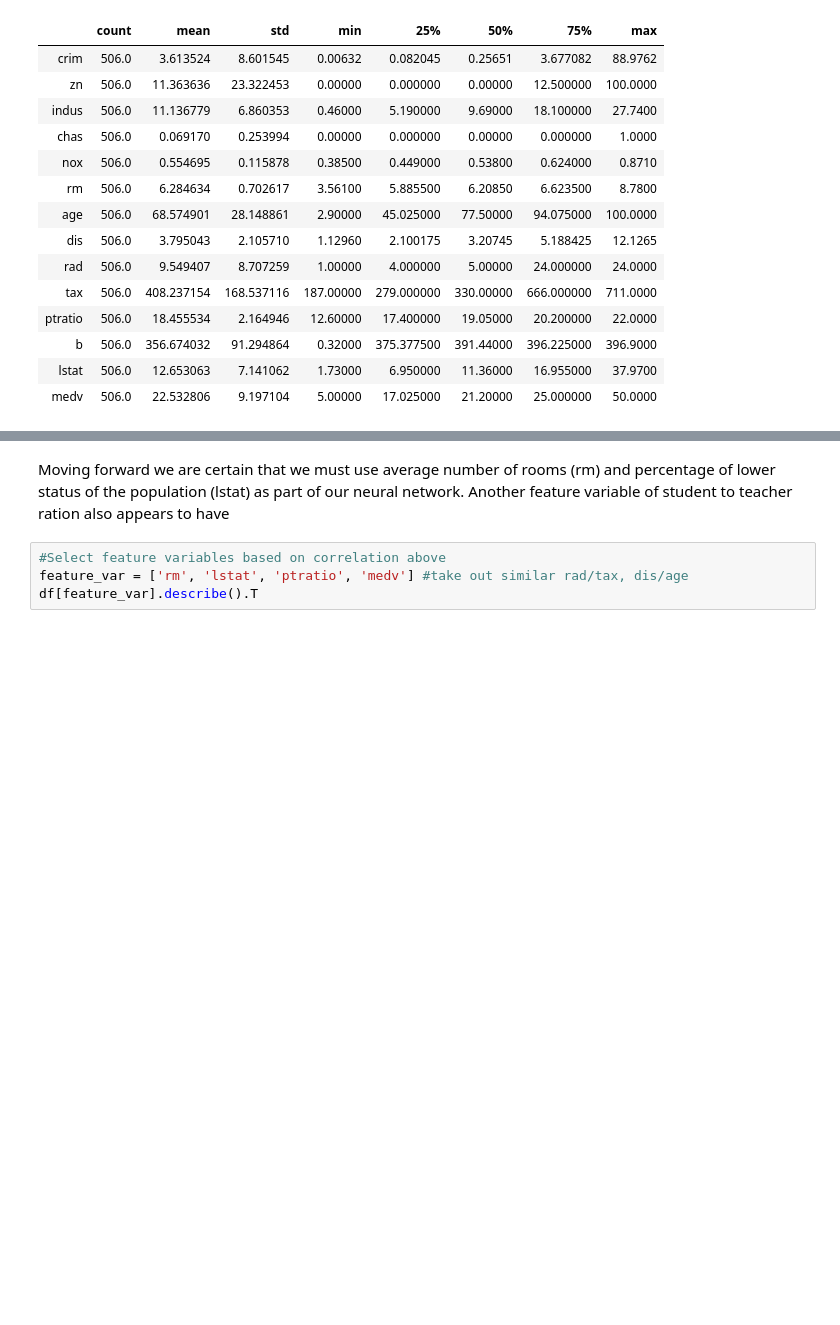
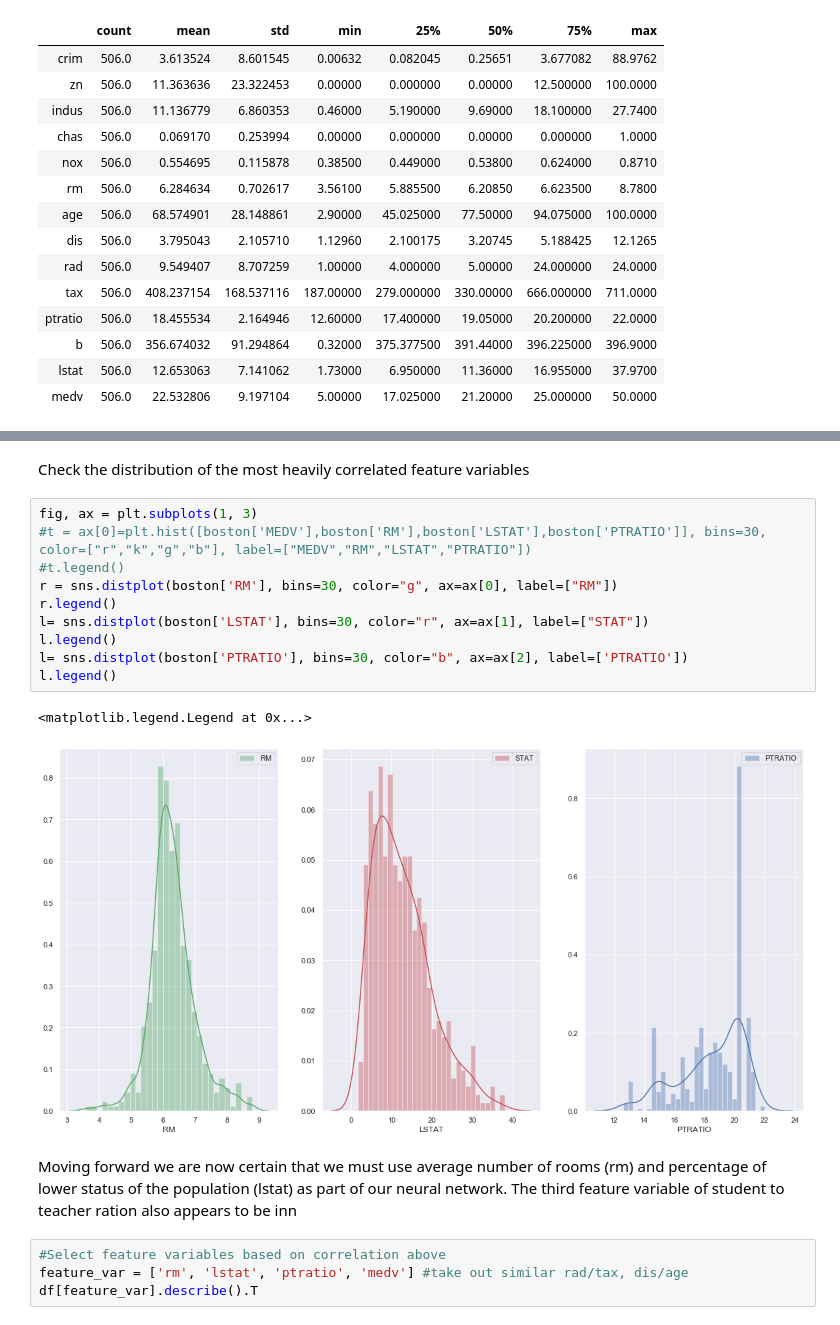
Before and after one commit to G00364690/MLS-Project, a Jupyter notebook: MLS Project.ipynb, the cells around one changed output, grey strips where cells are left out. Saved outputs shown, nothing was run; the diff lists cells and outputs as text; blank space fills up the shorter version.

```diff
--- a/MLS Project.ipynb
+++ b/MLS Project.ipynb
@@ -135,5 +147,20 @@ When training our network later we should check for multi-co-linearity and avoid
+# %% [markdown]
+Check the distribution of the most heavily correlated feature variables
+# %%
+fig, ax = plt.subplots(1, 3)
+#t = ax[0]=plt.hist([boston['MEDV'],boston['RM'],boston['LSTAT'],boston['PTRATIO']], bins=30, color=["r","k","g","b"], label=["MEDV","RM","LSTAT","PTRATIO"])
+#t.legend()
+r = sns.distplot(boston['RM'], bins=30, color="g", ax=ax[0], label=["RM"])
+r.legend()
+l= sns.distplot(boston['LSTAT'], bins=30, color="r", ax=ax[1], label=["STAT"])
+l.legend()
+l= sns.distplot(boston['PTRATIO'], bins=30, color="b", ax=ax[2], label=['PTRATIO'])
+l.legend()
+# %% [output]
+<matplotlib.legend.Legend at 0x...>
+[figure, added]
 # %% [markdown]
-Moving forward we are certain that we must use average number of rooms (rm) and percentage of lower status of the population (lstat) as part of our neural network. Another feature variable of student to teacher ration also appears to have
+Moving forward we are now certain that we must use average number of rooms (rm) and percentage of lower status of the population (lstat) as part of our neural network. The third feature variable of student to teacher ration also appears to be inn
 # %%
 #Select feature variables based on correlation above
 feature_var = ['rm', 'lstat', 'ptratio', 'medv'] #take out similar rad/tax, dis/age
```
Also changed, not shown: parts of 31 cells of this notebook.
